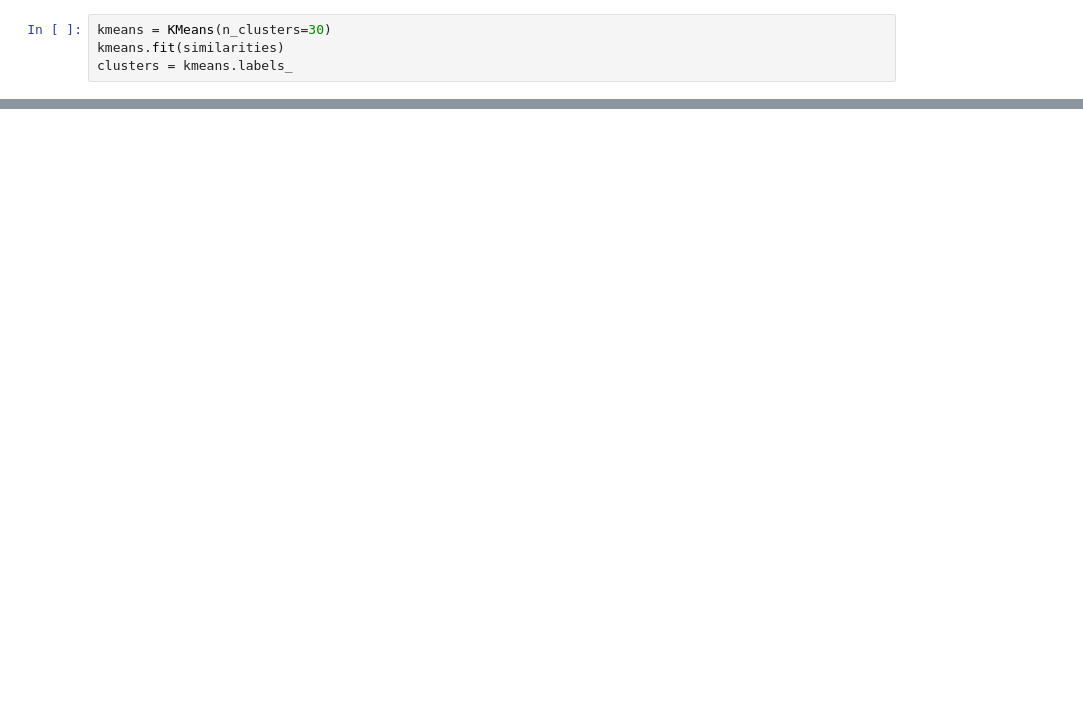
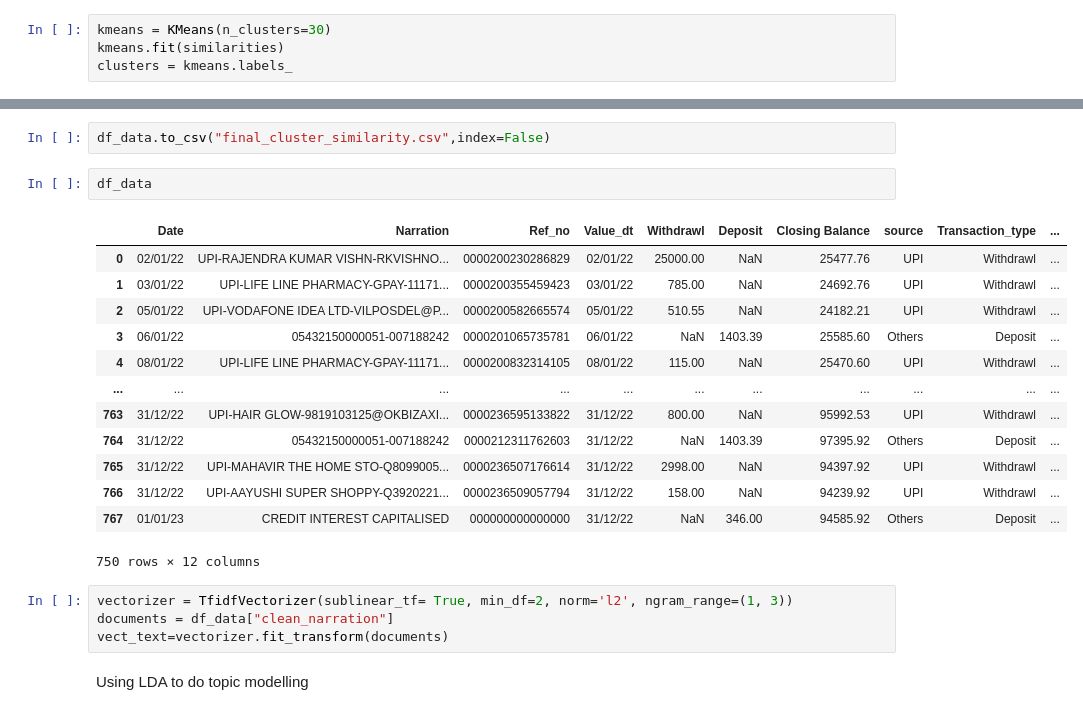
Before and after one commit to sumitmg/Expense_analysis, a Jupyter notebook: cosine_similarity_kmeans_clustering.ipynb, the cells around one changed output, grey strips where cells are left out. Drawn from its saved outputs; the diff is of its cells as text; blank space fills up the shorter version.

```diff
--- a/cosine_similarity_kmeans_clustering.ipynb
+++ b/cosine_similarity_kmeans_clustering.ipynb
@@ -394,0 +201,24 @@ print(kmeans.labels_)
+# %%
+df_data.to_csv("final_cluster_similarity.csv",index=False)
+# %%
+df_data
+# %% [output]
+|  | Date | Narration | Ref_no | Value_dt | Withdrawl | Deposit | Closing Balance | source | Transaction_type | ... |
+| 0 | 02/01/22 | UPI-RAJENDRA KUMAR VISHN-RKVISHNO... | 0000200230286829 | 02/01/22 | 25000.00 | NaN | 25477.76 | UPI | Withdrawl | ... |
+| 1 | 03/01/22 | UPI-LIFE LINE PHARMACY-GPAY-11171... | 0000200355459423 | 03/01/22 | 785.00 | NaN | 24692.76 | UPI | Withdrawl | ... |
+| 2 | 05/01/22 | UPI-VODAFONE IDEA LTD-VILPOSDEL@P... | 0000200582665574 | 05/01/22 | 510.55 | NaN | 24182.21 | UPI | Withdrawl | ... |
+| 3 | 06/01/22 | 05432150000051-007188242 | 0000201065735781 | 06/01/22 | NaN | 1403.39 | 25585.60 | Others | Deposit | ... |
+| 4 | 08/01/22 | UPI-LIFE LINE PHARMACY-GPAY-11171... | 0000200832314105 | 08/01/22 | 115.00 | NaN | 25470.60 | UPI | Withdrawl | ... |
+| ... | ... | ... | ... | ... | ... | ... | ... | ... | ... | ... |
+| 763 | 31/12/22 | UPI-HAIR GLOW-9819103125@OKBIZAXI... | 0000236595133822 | 31/12/22 | 800.00 | NaN | 95992.53 | UPI | Withdrawl | ... |
+| 764 | 31/12/22 | 05432150000051-007188242 | 0000212311762603 | 31/12/22 | NaN | 1403.39 | 97395.92 | Others | Deposit | ... |
+| 765 | 31/12/22 | UPI-MAHAVIR THE HOME STO-Q8099005... | 0000236507176614 | 31/12/22 | 2998.00 | NaN | 94397.92 | UPI | Withdrawl | ... |
+| 766 | 31/12/22 | UPI-AAYUSHI SUPER SHOPPY-Q3920221... | 0000236509057794 | 31/12/22 | 158.00 | NaN | 94239.92 | UPI | Withdrawl | ... |
+| 767 | 01/01/23 | CREDIT INTEREST CAPITALISED | 000000000000000 | 31/12/22 | NaN | 346.00 | 94585.92 | Others | Deposit | ... |
+750 rows × 12 columns
+# %%
+vectorizer = TfidfVectorizer(sublinear_tf= True, min_df=2, norm='l2', ngram_range=(1, 3))
+documents = df_data["clean_narration"]
+vect_text=vectorizer.fit_transform(documents)
+# %% [markdown]
+Using LDA to do topic modelling
```
Also changed, not shown: parts of 67 cells of this notebook, 10 other files.
